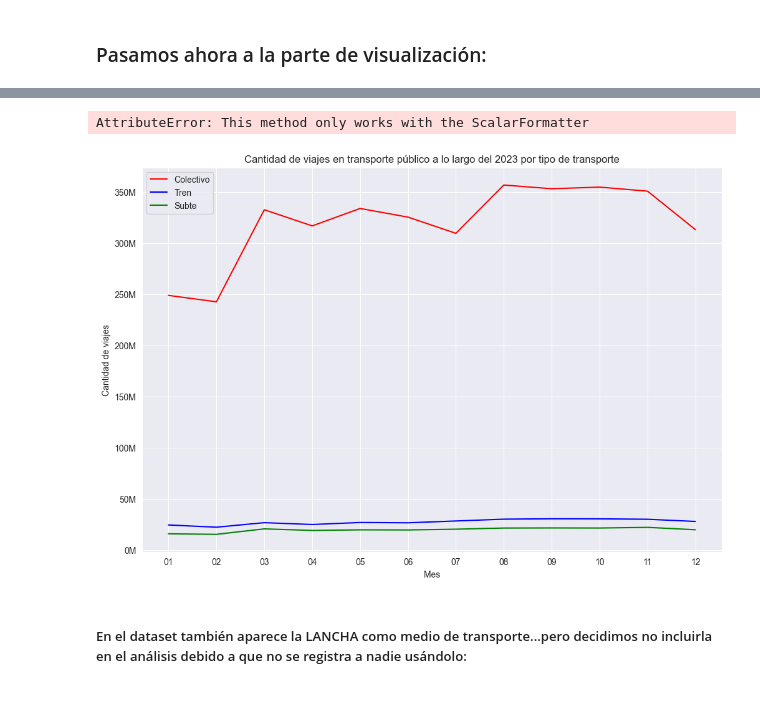
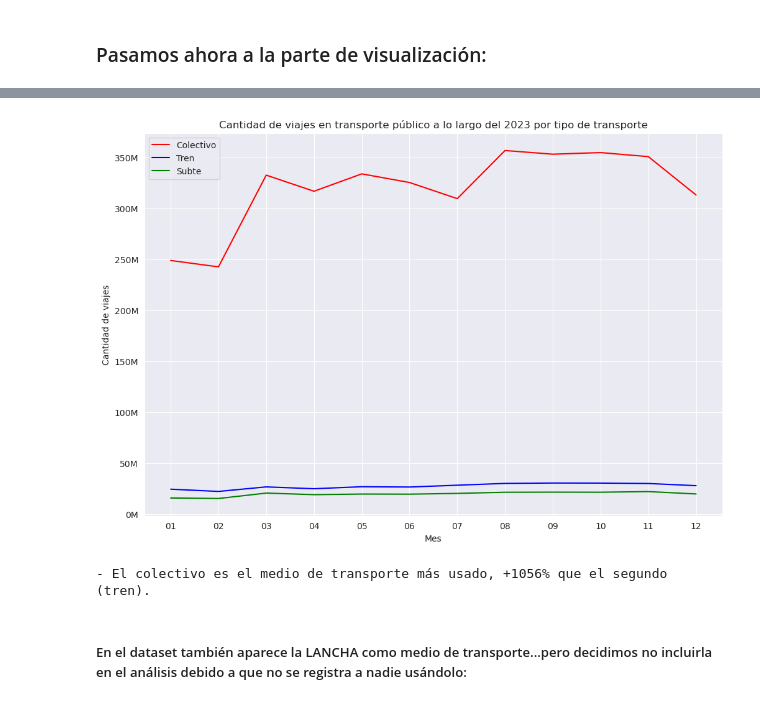
Before and after one commit to joacokoif/tp1_sube_2023_ldd, a Jupyter notebook: tp1_sube2023.ipynb, the cells around one changed output, grey strips where cells are left out. Drawn from its saved outputs; the diff is of its cells as text; code cells hidden in the pictures.

```diff
--- a/tp1_sube2023.ipynb
+++ b/tp1_sube2023.ipynb
@@ -281,23 +281,22 @@ AttributeError: This method only works with the ScalarFormatter
 # %%
 plt.figure(figsize=(12, 8))
 
 sns.lineplot(data=sube_2023[sube_2023['TIPO_TRANSPORTE'] == 'COLECTIVO'].groupby('FECHA_MES')["CANTIDAD"].sum().reset_index(), x='FECHA_MES', y='CANTIDAD', color='red', label='Colectivo')
 sns.lineplot(data=sube_2023[sube_2023['TIPO_TRANSPORTE'] == 'TREN'].groupby('FECHA_MES')["CANTIDAD"].sum().reset_index(), x='FECHA_MES', y='CANTIDAD', color='blue', label='Tren')
 sns.lineplot(data=sube_2023[sube_2023['TIPO_TRANSPORTE'] == 'SUBTE'].groupby('FECHA_MES')["CANTIDAD"].sum().reset_index(), x='FECHA_MES', y='CANTIDAD', color='green', label='Subte')
 
 plt.title('Cantidad de viajes en transporte público a lo largo del 2023 por tipo de transporte')
 plt.legend()
 plt.xlabel('Mes')
 plt.ylabel('Cantidad de viajes')
 formatter = ticker.FuncFormatter(lambda x, pos: f'{x*1e-6:.0f}M')
 plt.gca().yaxis.set_major_formatter(formatter)
-plt.ticklabel_format(style='plain', axis='y')
 plt.show()
 
 print(f"\033[1;32;40m\033[8;10;20m- El colectivo es el medio de transporte más usado, +{round((sube_2023.loc[sube_2023['TIPO_TRANSPORTE']=='COLECTIVO',:].groupby('FECHA_MES')['CANTIDAD'].sum().mean()-sube_2023.loc[sube_2023['TIPO_TRANSPORTE']=='TREN',:].groupby('FECHA_MES')['CANTIDAD'].sum().mean())*100/sube_2023.loc[sube_2023['TIPO_TRANSPORTE']=='TREN',:].groupby('FECHA_MES')['CANTIDAD'].sum().mean())}% que el segundo (tren).")
 # %% [output]
+[figure, new version]
-AttributeError: This method only works with the ScalarFormatter
+- El colectivo es el medio de transporte más usado, +1056% que el segundo (tren).
-[figure, old version]
 # %% [markdown]
 ##### En el dataset también aparece la LANCHA como medio de transporte...pero decidimos no incluirla en el análisis debido a que no se registra a nadie usándolo:
 # %%
```
Also changed, not shown: parts of 8 cells of this notebook.
